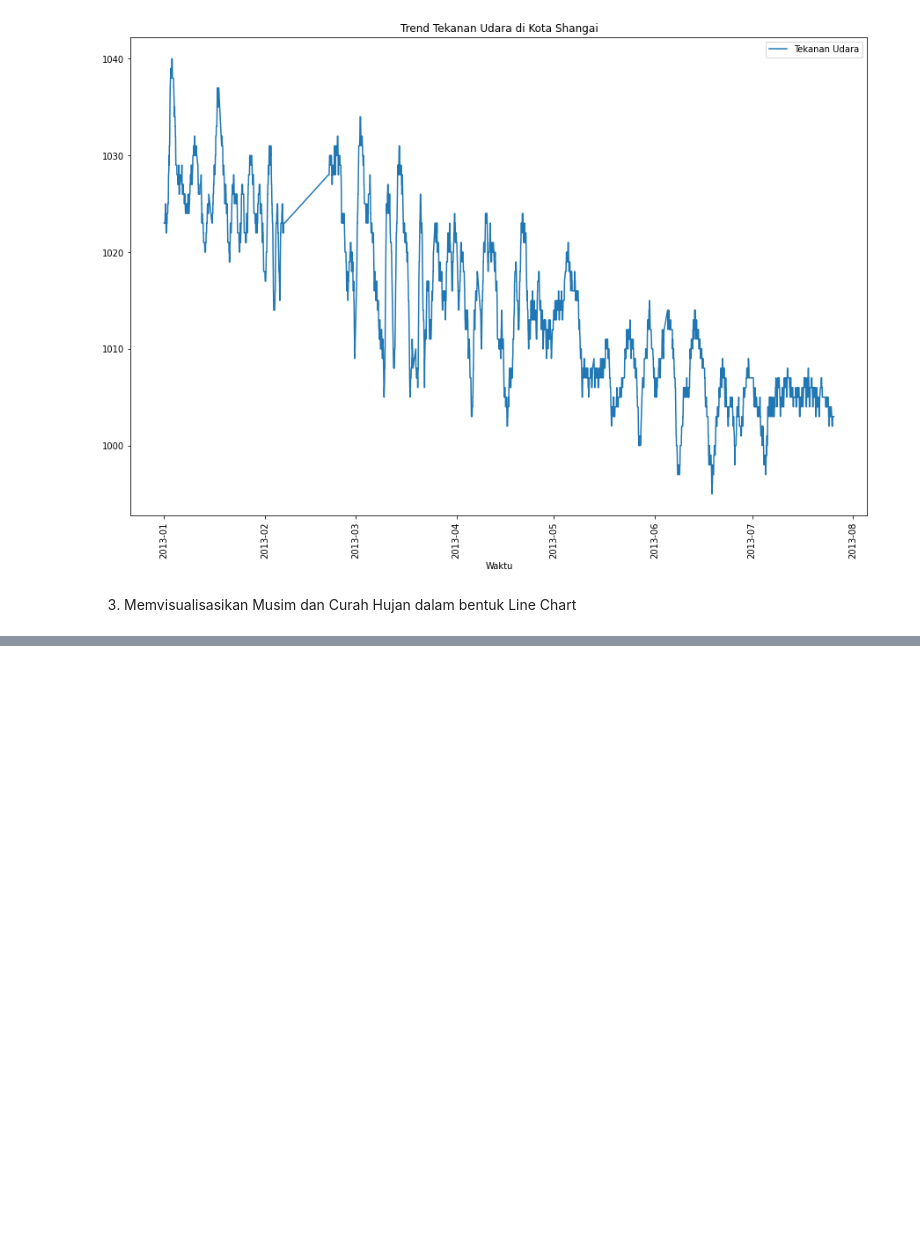
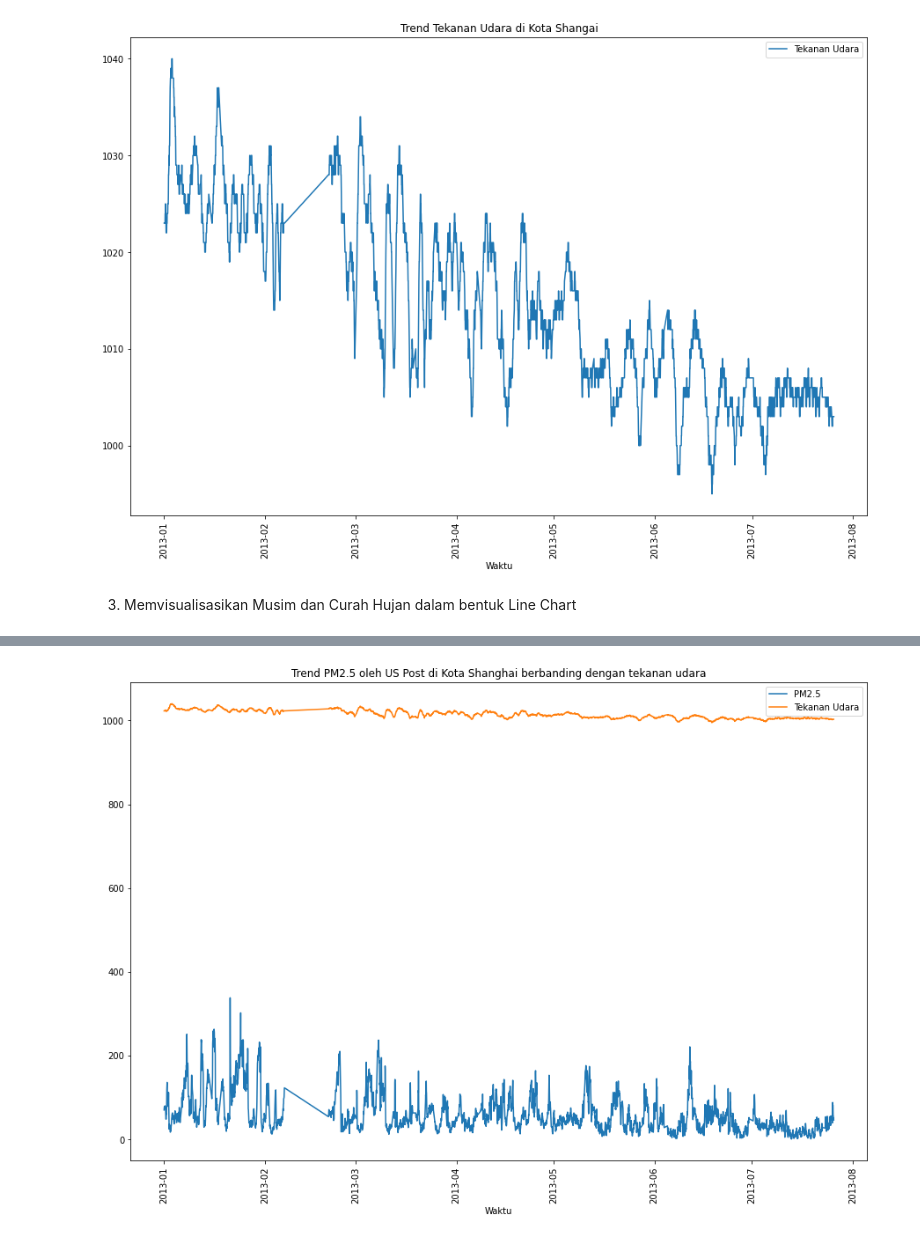
Before and after one commit to azizfath/fp-bdpa, a Jupyter notebook: UAS_BIGDATA.ipynb, the cells around one changed output, grey strips where cells are left out. Cells and saved outputs as stored; diff of their text form; code cells hidden in the pictures; blank space fills up the shorter version.

```diff
--- a/UAS_BIGDATA.ipynb
+++ b/UAS_BIGDATA.ipynb
@@ -294,0 +294,11 @@ plt.show()
+# %%
+fig, ax = plt.subplots(figsize=(15,10))
+ax.plot(df['datetime'][0:4000], df['PM_US Post'][0:4000])
+ax.plot(df['datetime'][0:4000], df['PRES'][0:4000])
+plt.xticks(rotation=90)
+plt.xlabel('Waktu')
+plt.legend(['PM2.5','Tekanan Udara'])
+plt.title('Trend PM2.5 oleh US Post di Kota Shanghai berbanding dengan tekanan udara')
+plt.show()
+# %% [output]
+[figure, added]
```
Also changed, not shown: parts of 35 cells of this notebook.
